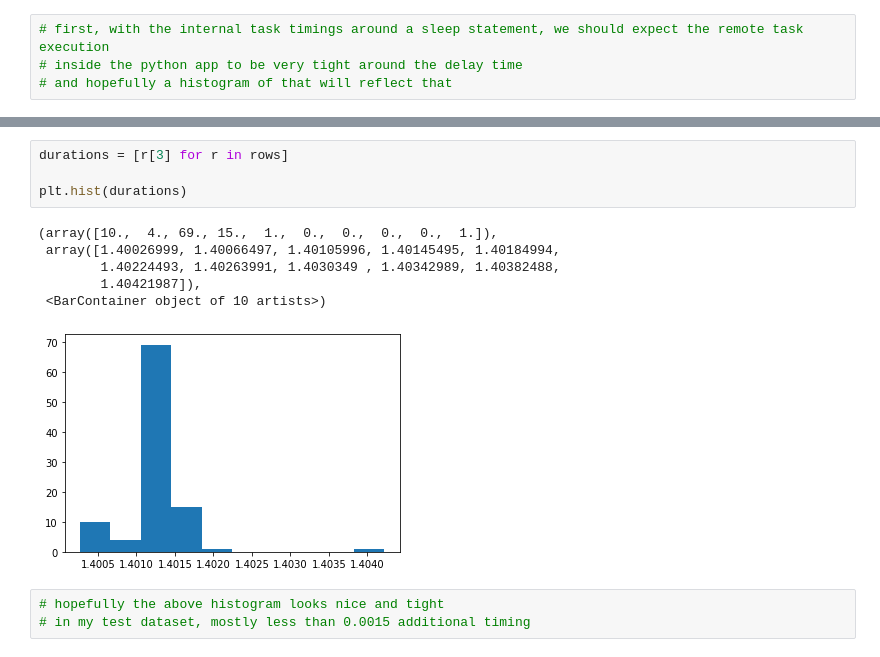
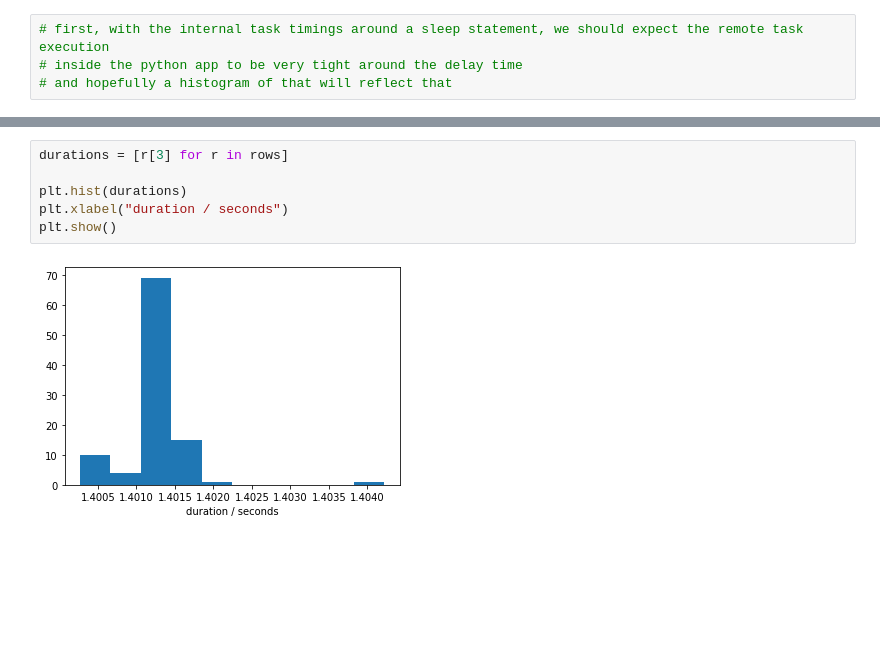
Before and after one commit to Parsl/dnpc, a Jupyter notebook: Untitled.ipynb, the cells around one changed output, grey strips where cells are left out. Cells and saved outputs as stored; diff of their text form; blank space fills up the shorter version.

```diff
--- a/Untitled.ipynb
+++ b/Untitled.ipynb
@@ -385,14 +386,8 @@ print(rows[0])
 # %%
 durations = [r[3] for r in rows]
 
 plt.hist(durations)
+plt.xlabel("duration / seconds")
+plt.show()
 # %% [output]
-(array([10.,  4., 69., 15.,  1.,  0.,  0.,  0.,  0.,  1.]),
- array([1.40026999, 1.40066497, 1.40105996, 1.40145495, 1.40184994,
-        1.40224493, 1.40263991, 1.4030349 , 1.40342989, 1.40382488,
-        1.40421987]),
- <BarContainer object of 10 artists>)
-[figure, old version]
+[figure, new version]
-# %%
-# hopefully the above histogram looks nice and tight
-# in my test dataset, mostly less than 0.0015 additional timing
```
Also changed, not shown: parts of 10 cells of this notebook, 1 other file.
